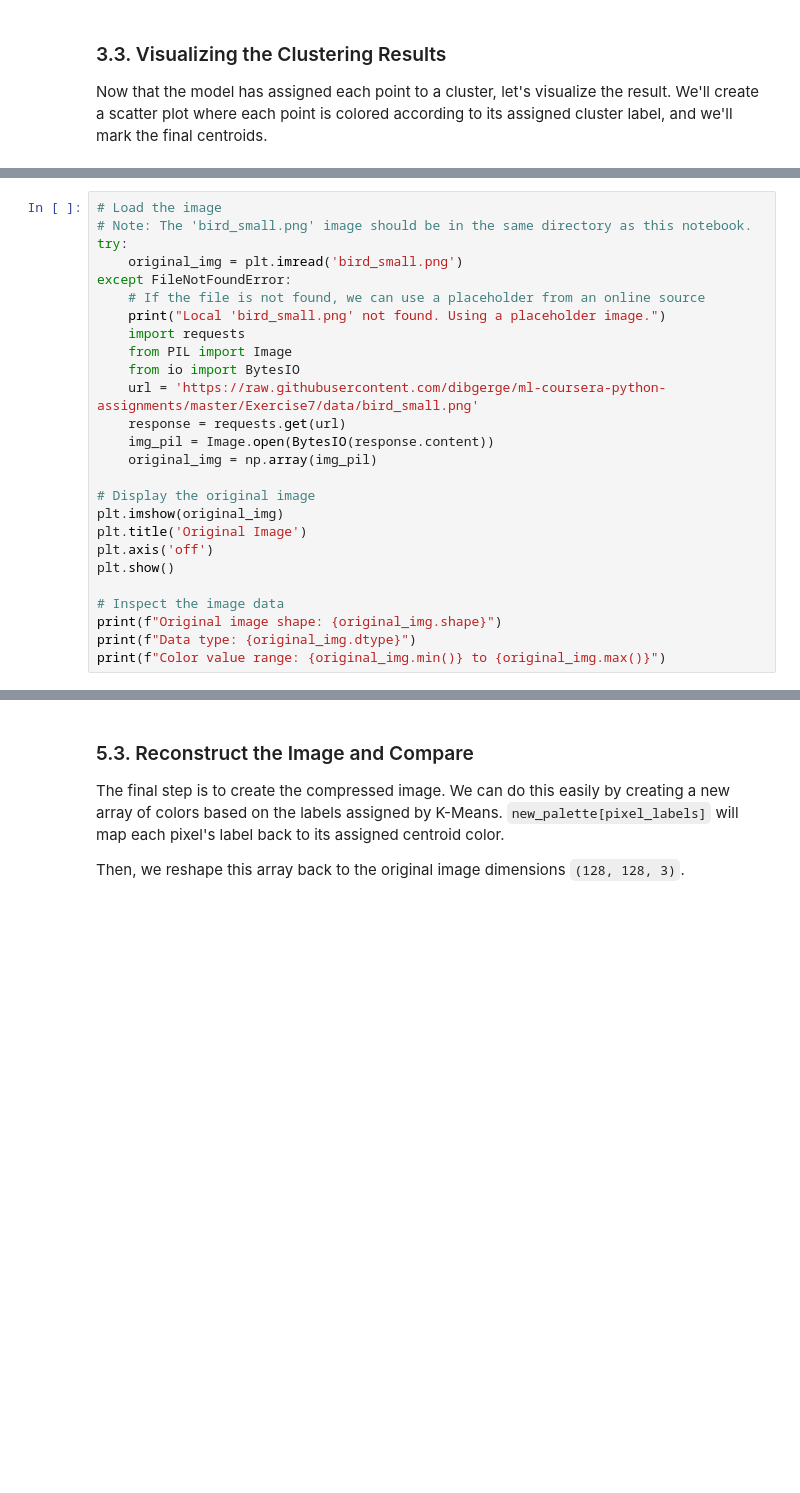
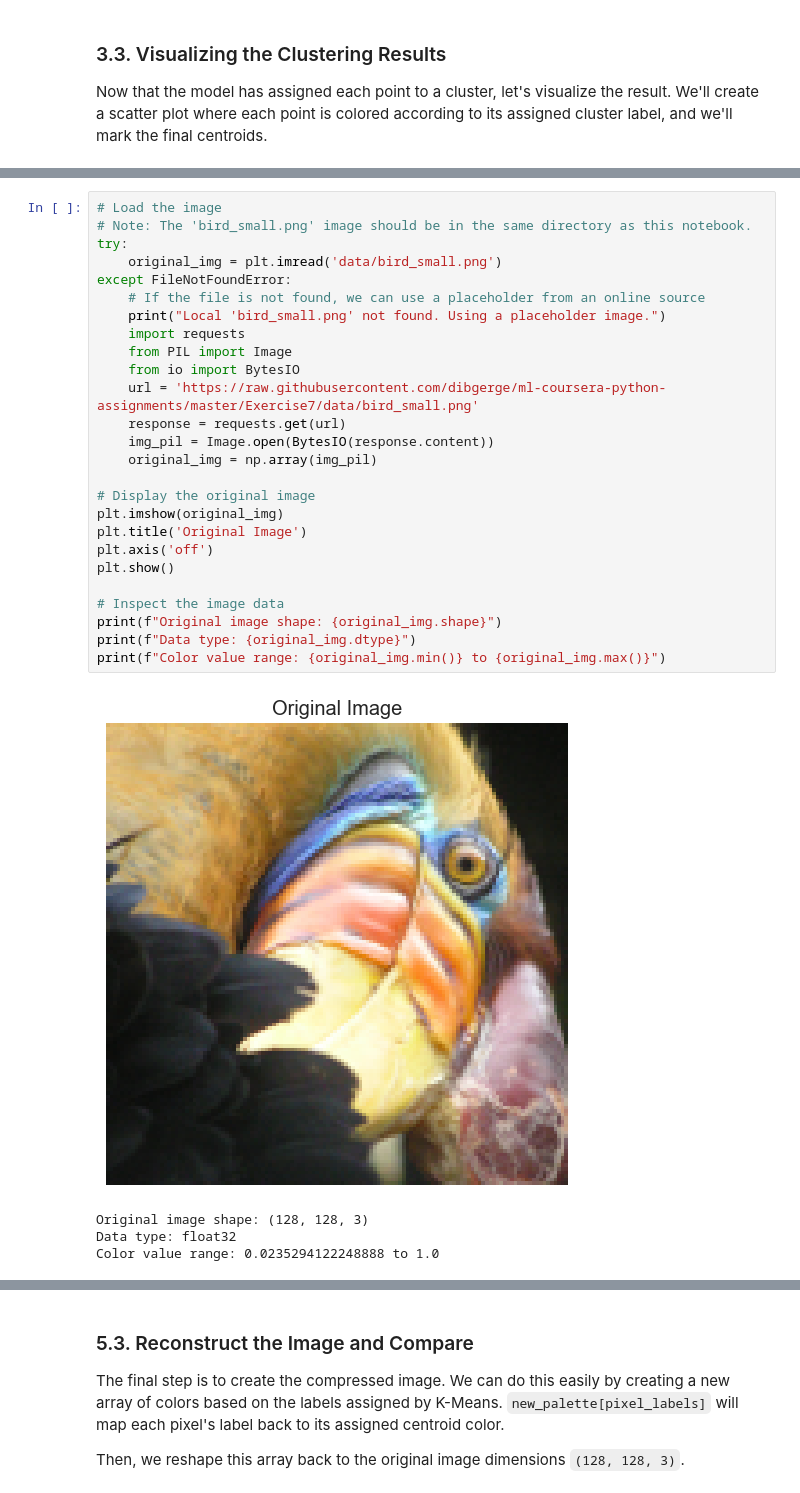
Before and after one commit to QZGao/Machine-Learning-101, a Jupyter notebook: 04_K_means_Clustering/K_means_Clustering_guide.ipynb, the cells around one changed output, grey strips where cells are left out. Cells and saved outputs as stored; diff of their text form; blank space fills up the shorter version.

```diff
--- a/04_K_means_Clustering/K_means_Clustering_guide.ipynb
+++ b/04_K_means_Clustering/K_means_Clustering_guide.ipynb
@@ -224,29 +245,34 @@ We'll use a sample image of a bird. First, we load it and inspect its properties
 # %%
 # Load the image
 # Note: The 'bird_small.png' image should be in the same directory as this notebook.
 try:
-    original_img = plt.imread('bird_small.png')
+    original_img = plt.imread('data/bird_small.png')
 except FileNotFoundError:
     # If the file is not found, we can use a placeholder from an online source
     print("Local 'bird_small.png' not found. Using a placeholder image.")
     import requests
     from PIL import Image
     from io import BytesIO
     url = 'https://raw.githubusercontent.com/dibgerge/ml-coursera-python-assignments/master/Exercise7/data/bird_small.png'
     response = requests.get(url)
     img_pil = Image.open(BytesIO(response.content))
     original_img = np.array(img_pil)
 
 # Display the original image
 plt.imshow(original_img)
 plt.title('Original Image')
 plt.axis('off')
 plt.show()
 
 # Inspect the image data
 print(f"Original image shape: {original_img.shape}")
 print(f"Data type: {original_img.dtype}")
 print(f"Color value range: {original_img.min()} to {original_img.max()}")
+# %% [output]
+[figure, added]
+Original image shape: (128, 128, 3)
+Data type: float32
+Color value range: 0.0235294122248888 to 1.0
 # %% [markdown]
 The image is 128x128 pixels, and each pixel has 3 values (R, G, and B). For K-Means to work, we need a 2D array where each row is a data point and each column is a feature. In our case, a data point is a pixel and the features are its R, G, and B values.
 
```
Also changed, not shown: parts of 17 cells of this notebook.
